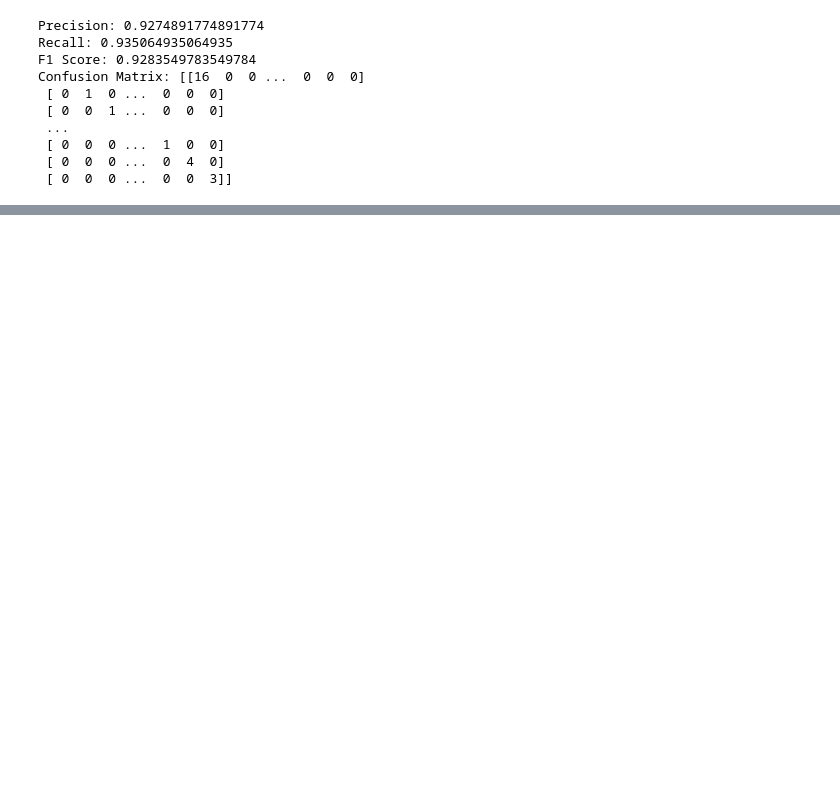
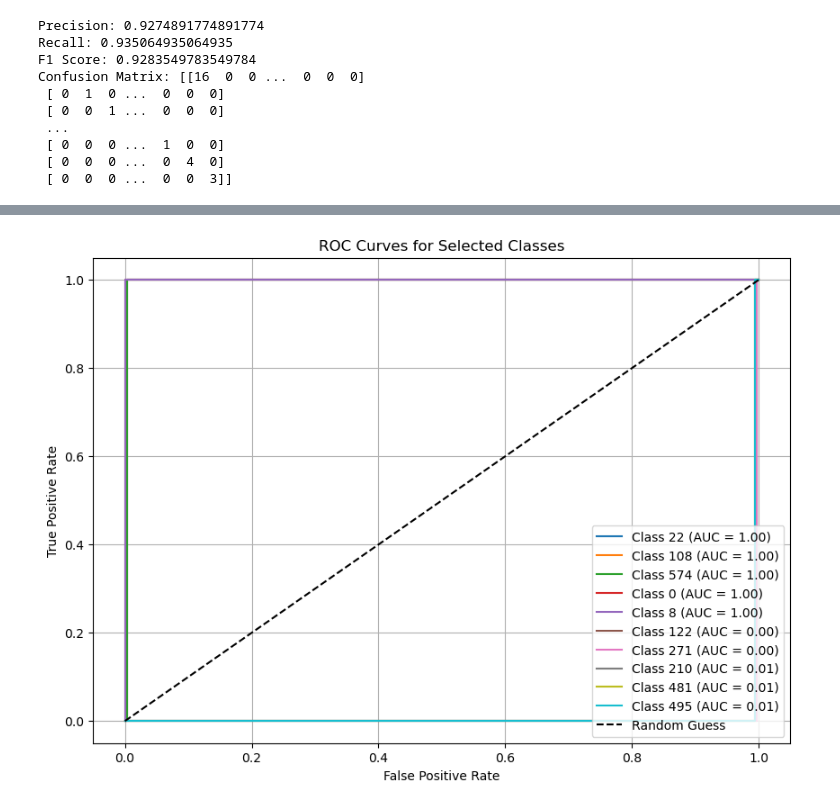
Before and after one commit to solazzol/handwriting-reco-project, a Jupyter notebook: handwriting-recognition/model/evaluation.ipynb, the cells around one changed output, grey strips where cells are left out. Cells and saved outputs as stored; diff of their text form; code cells hidden in the pictures; blank space fills up the shorter version.

```diff
--- a/handwriting-recognition/model/evaluation.ipynb
+++ b/handwriting-recognition/model/evaluation.ipynb
@@ -227,0 +391,34 @@ for metric, value in metrics.items():
+# %%
+import numpy as np
+import matplotlib.pyplot as plt
+
+plt.figure(figsize=(10, 7))
+
+test_classes = metrics["test_classes"]
+roc_auc = metrics["ROC_AUC"]
+fpr = metrics["FPR"]
+tpr = metrics["TPR"]
+
+# Ordiniamo le classi in base all'AUC
+sorted_classes = sorted(test_classes, key=lambda cls: roc_auc[cls] if not np.isnan(roc_auc[cls]) else -1)
+
+# Selezioniamo le 5 migliori e peggiori classi
+best_classes = sorted_classes[-5:]   # Top 5 AUC
+worst_classes = sorted_classes[:5]   # Bottom 5 AUC
+selected_classes = best_classes + worst_classes
+
+# Plotta solo le curve selezionate
+for cls in selected_classes:
+    plt.plot(fpr[cls], tpr[cls], label=f'Class {cls} (AUC = {roc_auc[cls]:.2f})')
+
+# Linea diagonale (random classifier)
+plt.plot([0, 1], [0, 1], 'k--', label="Random Guess")
+
+plt.xlabel("False Positive Rate")
+plt.ylabel("True Positive Rate")
+plt.title("ROC Curves for Selected Classes")
+plt.legend(loc="lower right")
+plt.grid()
+plt.show()
+# %% [output]
+[figure, added]
```
Also changed, not shown: parts of 16 cells of this notebook, 2 other files.
